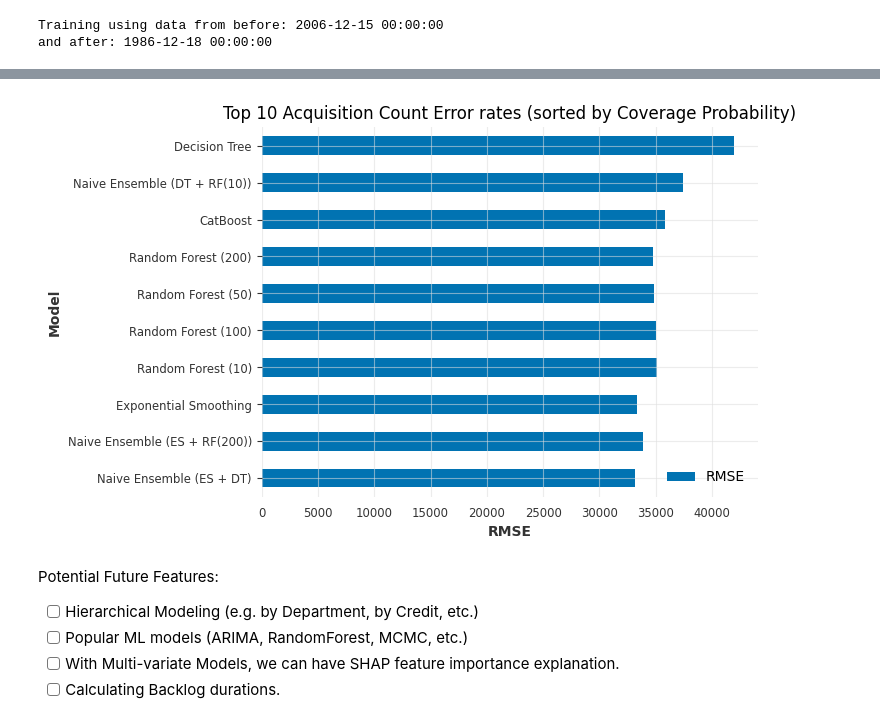
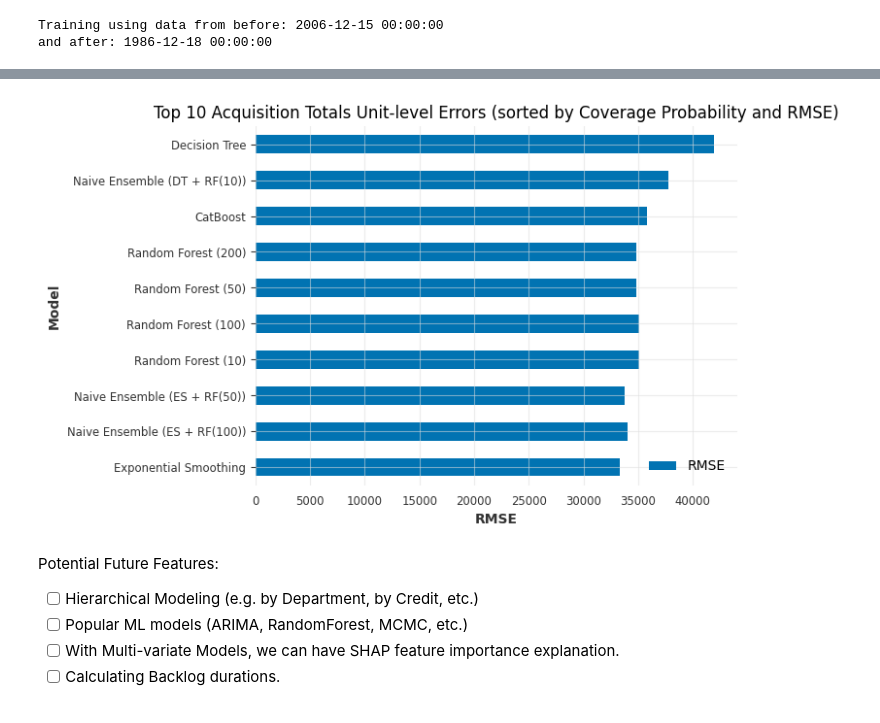
Before and after one commit to marisol-yake/MMM-museum-analytics, a Jupyter notebook: examples/NYC_MoMA_Example/Collections Time Series Forecasting.ipynb, the cells around one changed output, grey strips where cells are left out. Drawn from its saved outputs; the diff is of its cells as text; code cells hidden in the pictures.

```diff
--- a/examples/NYC_MoMA_Example/Collections Time Series Forecasting.ipynb
+++ b/examples/NYC_MoMA_Example/Collections Time Series Forecasting.ipynb
@@ -329,7 +329,7 @@ models = {
         RandomForest(lags = lags, output_chunk_length = 10, lags_past_covariates = 5,
                      random_state = 10, n_estimators = 1),
         RandomForest(lags = lags, output_chunk_length = 10, lags_past_covariates = 5,
-                     random_state = 10, n_estimators = 200),
+                     random_state = 10, n_estimators = 10),
     ]),
     "Naive Ensemble (ES + DT)": NaiveEnsembleModel([
         ExponentialSmoothing(seasonal_periods = (365 * 3), random_state = 10),
@@ -339,7 +339,7 @@ models = {
     "Naive Ensemble (ES + RF(2))": NaiveEnsembleModel([
         ExponentialSmoothing(seasonal_periods = (365 * 3), random_state = 10),
         RandomForest(lags = lags, output_chunk_length = 10,
-                     random_state = 10, n_estimators = 5),
+                     random_state = 10, n_estimators = 2),
     ]),
     "Naive Ensemble (ES + RF(5))": NaiveEnsembleModel([
         ExponentialSmoothing(seasonal_periods = (365 * 3), random_state = 10),
@@ -349,14 +349,24 @@ models = {
     "Naive Ensemble (ES + RF(10))": NaiveEnsembleModel([
         ExponentialSmoothing(seasonal_periods = (365 * 3), random_state = 10),
         RandomForest(lags = lags, output_chunk_length = 10,
-                     random_state = 10, n_estimators = 5),
+                     random_state = 10, n_estimators = 10),
+    ]),
+    "Naive Ensemble (ES + RF(50))": NaiveEnsembleModel([
+        ExponentialSmoothing(seasonal_periods = (365 * 3), random_state = 10),
+        RandomForest(lags = lags, output_chunk_length = 10,
+                     random_state = 10, n_estimators = 50),
+    ]),
+    "Naive Ensemble (ES + RF(100))": NaiveEnsembleModel([
+        ExponentialSmoothing(seasonal_periods = (365 * 3), random_state = 10),
+        RandomForest(lags = lags, output_chunk_length = 10,
+                     random_state = 10, n_estimators = 100),
     ]),
     "Naive Ensemble (ES + RF(200))": NaiveEnsembleModel([
         ExponentialSmoothing(seasonal_periods = (365 * 3), random_state = 10),
         RandomForest(lags = lags, output_chunk_length = 10,
                      random_state = 10, n_estimators = 200),
     ]),
-    "Naive Ensemble (ES + CatBoost)": NaiveEnsembleModel([
+    "Naive Ensemble (ES + CatBoost(300))": NaiveEnsembleModel([
         ExponentialSmoothing(seasonal_periods = (365 * 3), random_state = 10),
         CatBoostModel(lags = lags, output_chunk_length = 10,
                       random_state = 10, n_estimators=300, learning_rate = 0.05),
@@ -400,8 +410,8 @@ for model_name, model in models.items():
 
     # Metrics selected for model selection
     mae = metrics.mae(val, predictions)
-    r2_score = metrics.r2_score(val, predictions)
     rmse = np.sqrt(metrics.mse(val, predictions))
+    ope = metrics.ope(val, predictions)
 
     # Calculate Coverage Probability (assuming a 95% prediction interval)
     pred_vals = predictions.values()
@@ -416,8 +426,8 @@ for model_name, model in models.items():
     model_results["Model"] = model_name
     # model_results["Forecast Steps"].append(step_count)
     model_results["MAE"] = mae
+    model_results["OPE"] = ope
     model_results["RMSE"] = rmse
-    model_results["R2 Score"] = r2_score
     model_results["Coverage Probability"] = coverage_probability
     model_results["Predictions"] = [pred[0] for pred in predictions.values()]
     model_results["n-Predictions"] = len(predictions.values())
@@ -465,18 +475,18 @@ results.sort_values(
 # %%
 # Top 10 models with a Coverage Probability over 10%
 # How to add Coverage Probability label onto bars?
 (results[results["Coverage Probability"] >= 0.95]
  .sort_values(["Coverage Probability", "RMSE"], ascending = [False, True])
  .head(10)
  .plot
  .barh("Model", "RMSE")
  .set_xlabel("RMSE")
 )
-plt.title("Top 10 Acquisition Count Error rates (sorted by Coverage Probability)")
+plt.title("Top 10 Acquisition Totals Unit-level Errors (sorted by Coverage Probability and RMSE)")
 plt.grid(alpha = 0.55)
 plt.gca().invert_yaxis()
 # %% [output]
-[figure, old version]
+[figure, new version]
 # %%
 # Create subplots (x, y)
 # Subplot1: Model RMSE Ranks (w/ +95% Coverage Prob.) overlay MAE as another color.
```
Also changed, not shown: parts of 2 cells of this notebook.
